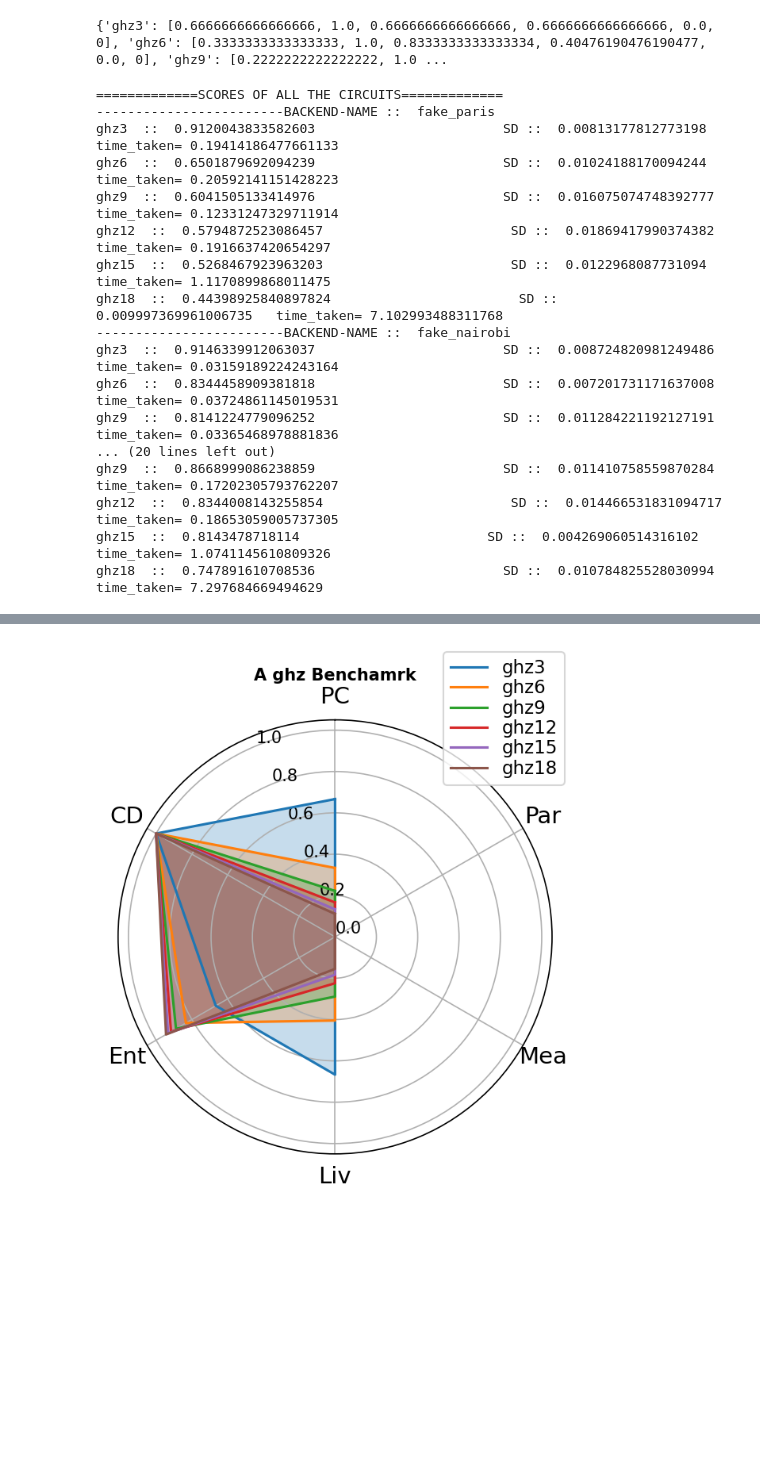
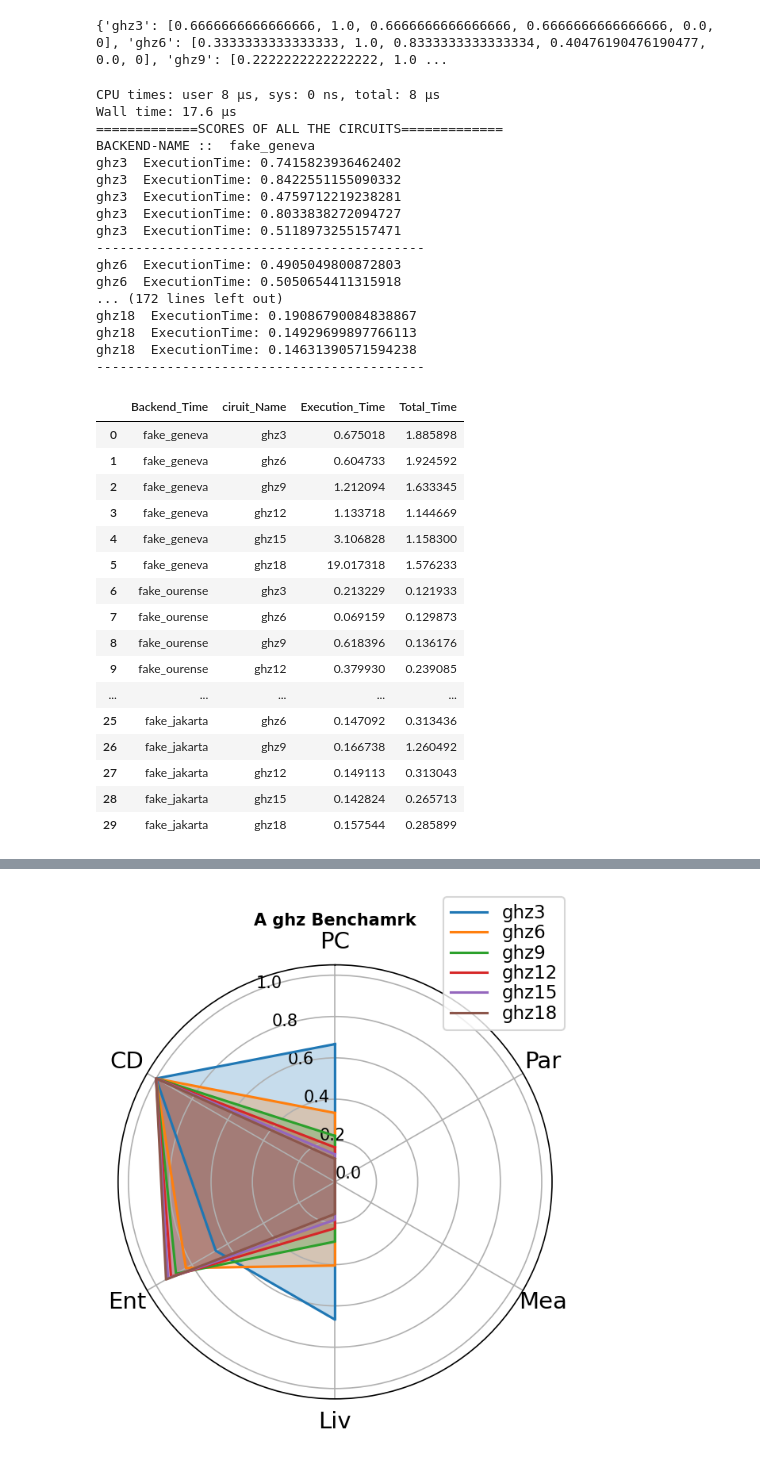
Before and after one commit to vandnaChaturvedi/Supermarq_benchmark_POC, a Jupyter notebook: sm_GHZ.ipynb, the cells around one changed output, grey strips where cells are left out. Drawn from its saved outputs; the diff is of its cells as text; code cells hidden in the pictures; blank space fills up the shorter version.

```diff
--- a/sm_GHZ.ipynb
+++ b/sm_GHZ.ipynb
@@ -65,43 +64,81 @@ print(benchmark_features)
 # %% [output]
 {'ghz3': [0.6666666666666666, 1.0, 0.6666666666666666, 0.6666666666666666, 0.0, 0], 'ghz6': [0.3333333333333333, 1.0, 0.8333333333333334, 0.40476190476190477, 0.0, 0], 'ghz9': [0.2222222222222222, 1.0 ...
 # %%
+%time
+import time
+import pandas as pd
+from IPython.display import display
 jobs =[]
+data=[]
 print("=============SCORES OF ALL THE CIRCUITS=============")
 for backend in selected_fakes:
-    print("------------------------BACKEND-NAME :: ", backend().name)
+    print("BACKEND-NAME :: ", backend().name)
     for benchmark, label in benchmarks:
         circuit=benchmark.qiskit_circuit()
         score_list=[]
+        timetaken=[]
         for i in range(0,5):
+            start=time.time()
             job = backend().run(circuit, shots=1000)
-            result=job.result()
+            end=time.time()-start
+            result = job.result()
             counts = job.result(0).get_counts()
             score = benchmark.score(counts)
             score_list.append(score)
+            t=job.result(0).time_taken
+            timetaken.append(t)
+            #print(i+1,"th iteration Execution time::",t)
+            print(label ," ExecutionTime:",t,"")
+        print("------------------------------------------")
         score = np.mean(score_list)
         sd = np.std(score_list)
-        print(label," :: ",score,"                       SD :: ",sd,"  time_taken=",job.result(0).time_taken)
-        #counts=job.result(0).count()
-        jobs.append((label,benchmark,backend,job,score,sd))
+        execution_time = np.mean(timetaken)
+        dictionary={}
+        dictionary["Backend_Time"]=backend().name
+        dictionary["ciruit_Name"]=label
+        dictionary["Execution_Time"]=execution_time
+        dictionary["Total_Time"]=end
+        data.append(dictionary)
+        jobs.append((label,benchmark,backend,job,score,sd,execution_time,end))
 #jobs
+df = pd.DataFrame(data)
+display(df)
+df.to_excel(r"./output_ghz.xlsx", index=False)
 # %% [output]
+CPU times: user 8 µs, sys: 0 ns, total: 8 µs
+Wall time: 17.6 µs
 =============SCORES OF ALL THE CIRCUITS=============
-------------------------BACKEND-NAME ::  fake_paris
-ghz3  ::  0.9120043833582603                        SD ::  0.00813177812773198   time_taken= 0.19414186477661133
-ghz6  ::  0.6501879692094239                        SD ::  0.01024188170094244   time_taken= 0.20592141151428223
-ghz9  ::  0.6041505133414976                        SD ::  0.016075074748392777   time_taken= 0.12331247329711914
-ghz12  ::  0.5794872523086457                        SD ::  0.01869417990374382   time_taken= 0.1916637420654297
-ghz15  ::  0.5268467923963203                        SD ::  0.0122968087731094   time_taken= 1.1170899868011475
-ghz18  ::  0.44398925840897824                        SD ::  0.009997369961006735   time_taken= 7.102993488311768
-------------------------BACKEND-NAME ::  fake_nairobi
-ghz3  ::  0.9146339912063037                        SD ::  0.008724820981249486   time_taken= 0.03159189224243164
-ghz6  ::  0.8344458909381818                        SD ::  0.007201731171637008   time_taken= 0.03724861145019531
-ghz9  ::  0.8141224779096252                        SD ::  0.011284221192127191   time_taken= 0.03365468978881836
-... (20 lines left out)
-ghz9  ::  0.8668999086238859                        SD ::  0.011410758559870284   time_taken= 0.17202305793762207
-ghz12  ::  0.8344008143255854                        SD ::  0.014466531831094717   time_taken= 0.18653059005737305
-ghz15  ::  0.8143478718114                        SD ::  0.004269060514316102   time_taken= 1.0741145610809326
-ghz18  ::  0.747891610708536                        SD ::  0.010784825528030994   time_taken= 7.297684669494629
+BACKEND-NAME ::  fake_geneva
+ghz3  ExecutionTime: 0.7415823936462402
+ghz3  ExecutionTime: 0.8422551155090332
+ghz3  ExecutionTime: 0.4759712219238281
+ghz3  ExecutionTime: 0.8033838272094727
+ghz3  ExecutionTime: 0.5118973255157471
+------------------------------------------
+ghz6  ExecutionTime: 0.4905049800872803
+ghz6  ExecutionTime: 0.5050654411315918
+... (172 lines left out)
+ghz18  ExecutionTime: 0.19086790084838867
+ghz18  ExecutionTime: 0.14929699897766113
+ghz18  ExecutionTime: 0.14631390571594238
+------------------------------------------
+|  | Backend_Time | ciruit_Name | Execution_Time | Total_Time |
+| 0 | fake_geneva | ghz3 | 0.675018 | 1.885898 |
+| 1 | fake_geneva | ghz6 | 0.604733 | 1.924592 |
+| 2 | fake_geneva | ghz9 | 1.212094 | 1.633345 |
+| 3 | fake_geneva | ghz12 | 1.133718 | 1.144669 |
+| 4 | fake_geneva | ghz15 | 3.106828 | 1.158300 |
+| 5 | fake_geneva | ghz18 | 19.017318 | 1.576233 |
+| 6 | fake_ourense | ghz3 | 0.213229 | 0.121933 |
+| 7 | fake_ourense | ghz6 | 0.069159 | 0.129873 |
+| 8 | fake_ourense | ghz9 | 0.618396 | 0.136176 |
+| 9 | fake_ourense | ghz12 | 0.379930 | 0.239085 |
+| ... | ... | ... | ... | ... |
+| 25 | fake_jakarta | ghz6 | 0.147092 | 0.313436 |
+| 26 | fake_jakarta | ghz9 | 0.166738 | 1.260492 |
+| 27 | fake_jakarta | ghz12 | 0.149113 | 0.313043 |
+| 28 | fake_jakarta | ghz15 | 0.142824 | 0.265713 |
+| 29 | fake_jakarta | ghz18 | 0.157544 | 0.285899 |
 # %%
 all_scores={}
 all_fake_names=[]
```
Also changed, not shown: parts of 6 cells of this notebook.
